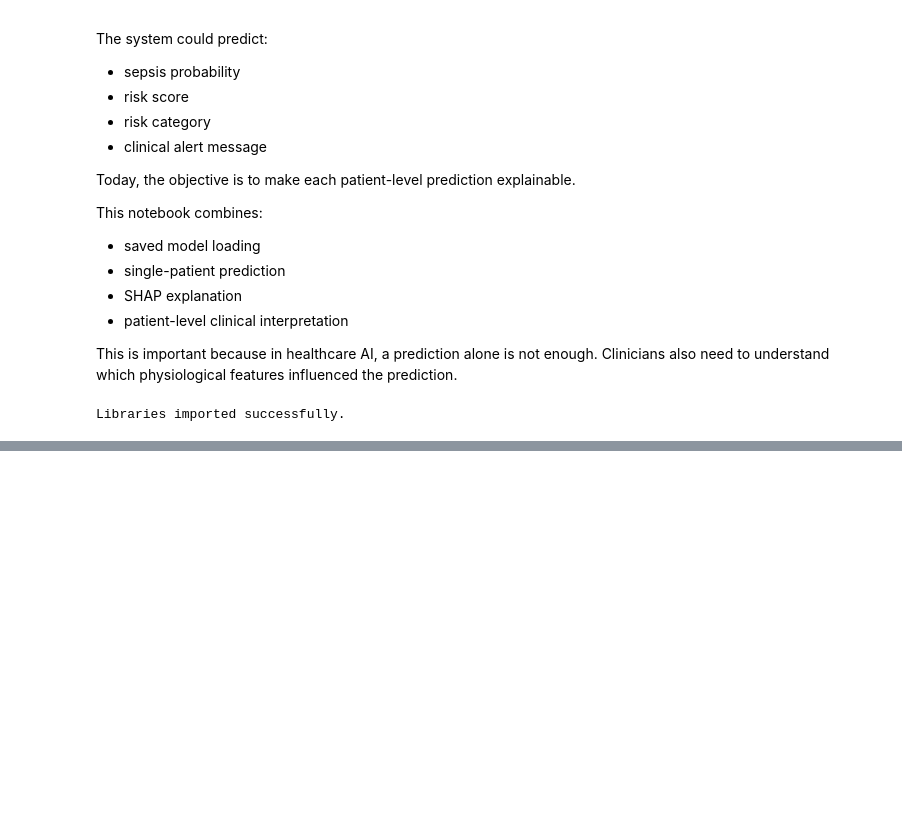
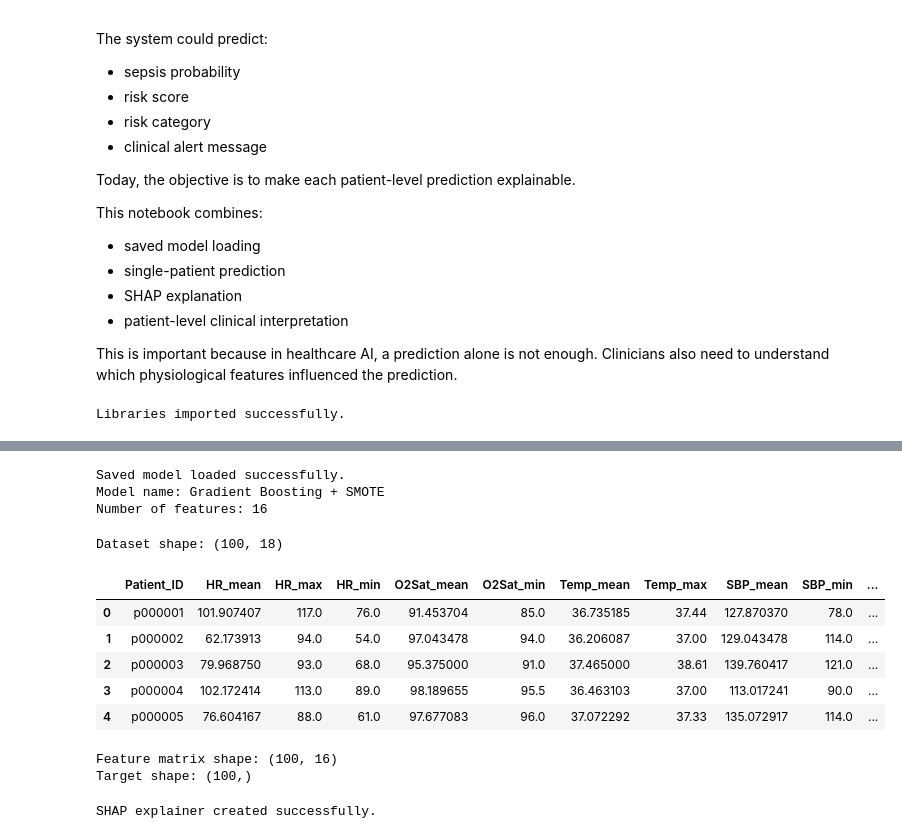
Before and after one commit to englaetitia/icu-early-warning-system, a Jupyter notebook: notebooks/12_explainable_patient_prediction.ipynb, the cells around one changed output, grey strips where cells are left out. Saved outputs shown, nothing was run; the diff lists cells and outputs as text; code cells hidden in the pictures; blank space fills up the shorter version.

```diff
--- a/notebooks/12_explainable_patient_prediction.ipynb
+++ b/notebooks/12_explainable_patient_prediction.ipynb
@@ -60 +60,44 @@ Figures path: c:\Users\User\OneDrive\Desktop\icu-early-warning-system\figures\da
 Figure directory exists: True
+# %%
+model_path = MODELS_DIR / "gradient_boosting_smote_model.joblib"
+feature_names_path = MODELS_DIR / "model_feature_names.joblib"
+metadata_path = MODELS_DIR / "model_metadata.joblib"
+
+model = joblib.load(model_path)
+feature_names = joblib.load(feature_names_path)
+metadata = joblib.load(metadata_path)
+
+print("Saved model loaded successfully.")
+print("Model name:", metadata["model_name"])
+print("Number of features:", len(feature_names))
+# %% [output]
+Saved model loaded successfully.
+Model name: Gradient Boosting + SMOTE
+Number of features: 16
+# %%
+data_file = DATA_PATH / "day2_patient_level_features.csv"
+
+df = pd.read_csv(data_file)
+
+print("Dataset shape:", df.shape)
+df.head()
+# %% [output]
+Dataset shape: (100, 18)
+|  | Patient_ID | HR_mean | HR_max | HR_min | O2Sat_mean | O2Sat_min | Temp_mean | Temp_max | SBP_mean | SBP_min | ... |
+| 0 | p000001 | 101.907407 | 117.0 | 76.0 | 91.453704 | 85.0 | 36.735185 | 37.44 | 127.870370 | 78.0 | ... |
+| 1 | p000002 | 62.173913 | 94.0 | 54.0 | 97.043478 | 94.0 | 36.206087 | 37.00 | 129.043478 | 114.0 | ... |
+| 2 | p000003 | 79.968750 | 93.0 | 68.0 | 95.375000 | 91.0 | 37.465000 | 38.61 | 139.760417 | 121.0 | ... |
+| 3 | p000004 | 102.172414 | 113.0 | 89.0 | 98.189655 | 95.5 | 36.463103 | 37.00 | 113.017241 | 90.0 | ... |
+| 4 | p000005 | 76.604167 | 88.0 | 61.0 | 97.677083 | 96.0 | 37.072292 | 37.33 | 135.072917 | 114.0 | ... |
+# %%
+target_col = "SepsisLabel_max"
+
+X = df[feature_names]
+y = df[target_col]
+patient_ids = df["Patient_ID"]
+
+print("Feature matrix shape:", X.shape)
+print("Target shape:", y.shape)
+# %% [output]
+Feature matrix shape: (100, 16)
+Target shape: (100,)
@@ -60,0 +126,6 @@ Figure directory exists: True
+# %%
+explainer = shap.Explainer(model, X)
+
+print("SHAP explainer created successfully.")
+# %% [output]
+SHAP explainer created successfully.
```
Also changed, not shown: parts of 17 cells of this notebook.
